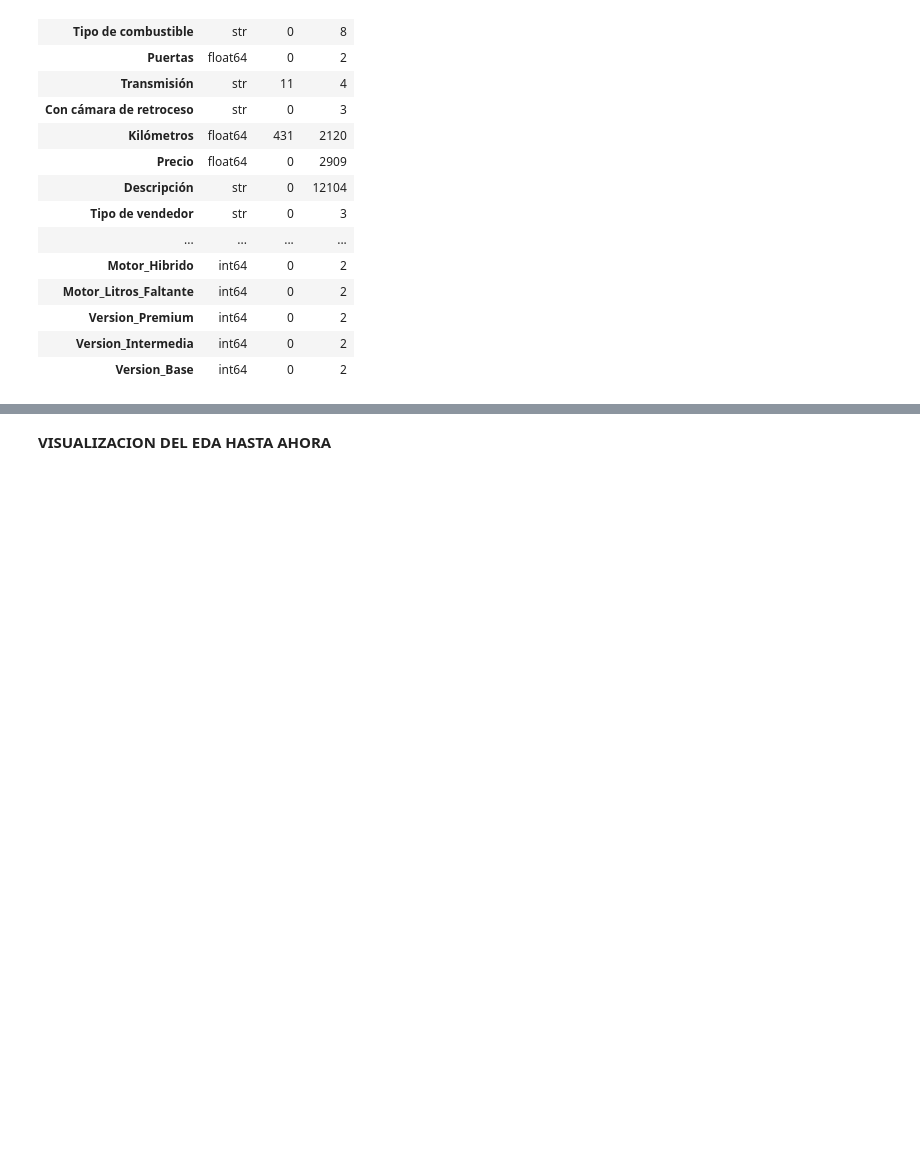
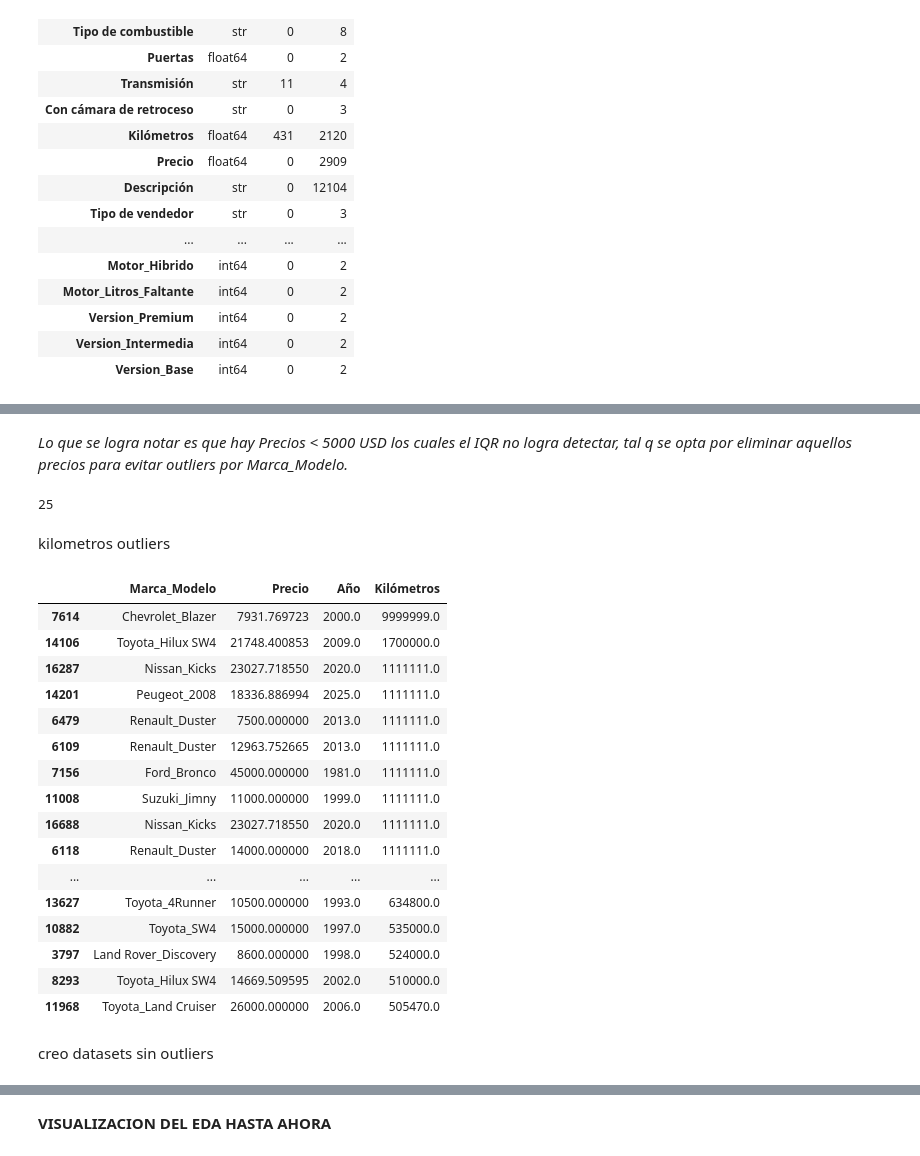
Before and after one commit to PilarOtero/Gurevich_Otero_Informe_PF, a Jupyter notebook: notebook/Gurevich_Otero_Notebook_PF.ipynb, the cells around one changed output, grey strips where cells are left out. Cells and saved outputs as stored; diff of their text form; code cells hidden in the pictures; blank space fills up the shorter version.

```diff
--- a/notebook/Gurevich_Otero_Notebook_PF.ipynb
+++ b/notebook/Gurevich_Otero_Notebook_PF.ipynb
@@ -312,0 +411,34 @@ summary
+# %% [markdown]
+*Lo que se logra notar es que hay Precios < 5000 USD los cuales el IQR no logra detectar, tal q se opta por eliminar aquellos precios para evitar outliers por Marca_Modelo.*
+# %%
+len(df_outliers[df_outliers["Precio"] <= 5000])
+# %% [output]
+25
+# %% [markdown]
+kilometros outliers
+# %%
+display(
+    data_pre[data_pre["Kilómetros"] > 500000]
+    [["Marca_Modelo", "Precio", "Año", "Kilómetros"]]
+    .sort_values("Kilómetros", ascending=False)
+)
+# %% [output]
+|  | Marca_Modelo | Precio | Año | Kilómetros |
+| 7614 | Chevrolet_Blazer | 7931.769723 | 2000.0 | 9999999.0 |
+| 14106 | Toyota_Hilux SW4 | 21748.400853 | 2009.0 | 1700000.0 |
+| 16287 | Nissan_Kicks | 23027.718550 | 2020.0 | 1111111.0 |
+| 14201 | Peugeot_2008 | 18336.886994 | 2025.0 | 1111111.0 |
+| 6479 | Renault_Duster | 7500.000000 | 2013.0 | 1111111.0 |
+| 6109 | Renault_Duster | 12963.752665 | 2013.0 | 1111111.0 |
+| 7156 | Ford_Bronco | 45000.000000 | 1981.0 | 1111111.0 |
+| 11008 | Suzuki_Jimny | 11000.000000 | 1999.0 | 1111111.0 |
+| 16688 | Nissan_Kicks | 23027.718550 | 2020.0 | 1111111.0 |
+| 6118 | Renault_Duster | 14000.000000 | 2018.0 | 1111111.0 |
+| ... | ... | ... | ... | ... |
+| 13627 | Toyota_4Runner | 10500.000000 | 1993.0 | 634800.0 |
+| 10882 | Toyota_SW4 | 15000.000000 | 1997.0 | 535000.0 |
+| 3797 | Land Rover_Discovery | 8600.000000 | 1998.0 | 524000.0 |
+| 8293 | Toyota_Hilux SW4 | 14669.509595 | 2002.0 | 510000.0 |
+| 11968 | Toyota_Land Cruiser | 26000.000000 | 2006.0 | 505470.0 |
+# %% [markdown]
+creo datasets sin outliers
```
Also changed, not shown: parts of 27 cells of this notebook, 5 other files.
